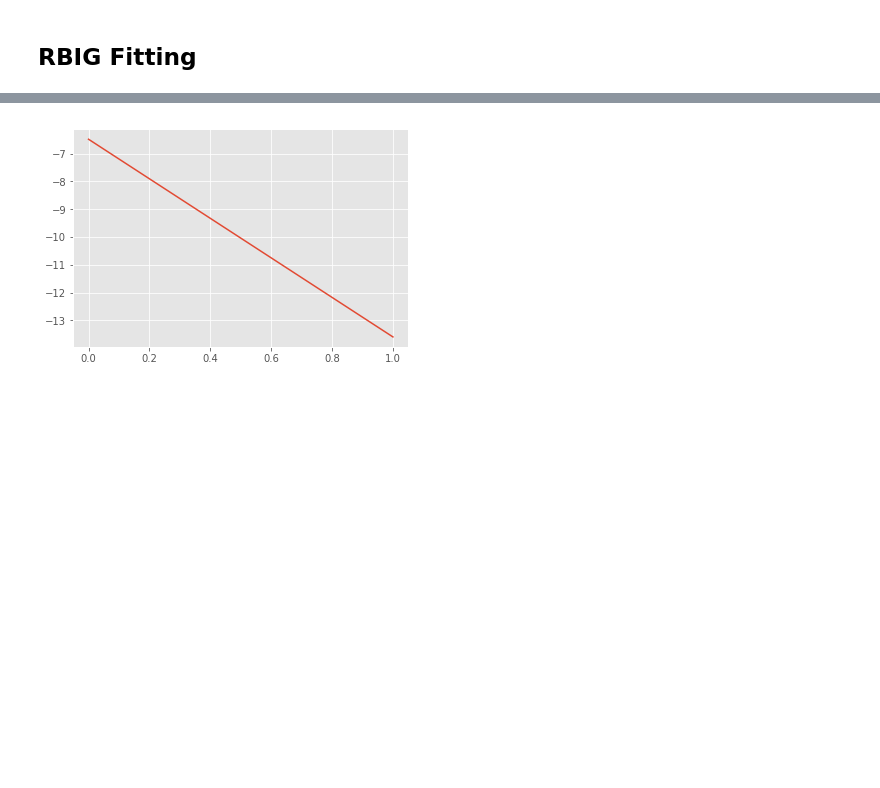
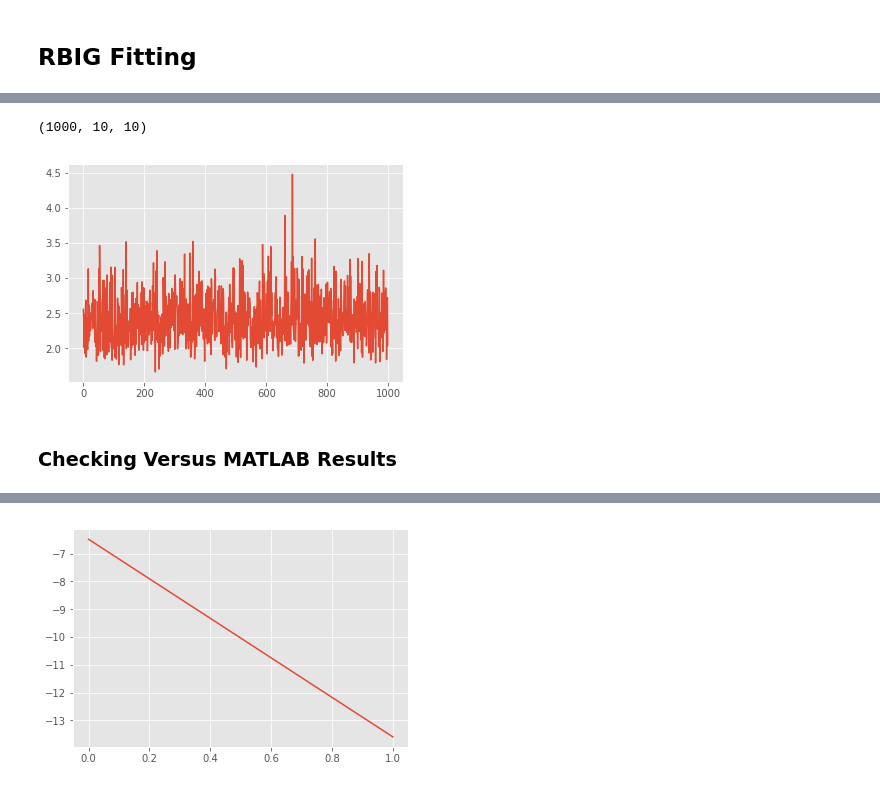
Before and after one commit to IPL-UV/rbig, a Jupyter notebook: notebooks/test.ipynb, the cells around one changed output, grey strips where cells are left out. Saved outputs shown, nothing was run; the diff lists cells and outputs as text; code cells hidden in the pictures; blank space fills up the shorter version.

Commit message:
Updated the test notebook.

```diff
--- a/notebooks/test.ipynb
+++ b/notebooks/test.ipynb
@@ -66,7 +59,9 @@ data_aux = np.dot(data_original, R)
 # %% [markdown]
 ## RBIG Fitting
 # %%
-n_layers = 1
+%%time
+
+n_layers = 5
 rotation_type = 'PCA'
 random_state = 123
 pdf_extension = 0.1
@@ -80,0 +79,23 @@ rbig_model.fit(data);
+# %%
+ndet = 1000
+
+jacobian = rbig_model.jacobian(data[:ndet, :])
+print(jacobian.shape)
+dd = np.zeros(ndet)
+
+for i in range(ndet):
+    aux = jacobian[i, ...].squeeze()
+    dd[i] = np.abs(np.linalg.det(aux))
+
+fig, ax = plt.subplots()
+ax.plot(np.log10(dd))
+plt.show()
+
+fig_loc = '/Users/eman/Desktop/'
+save_name = 'test_rbig_py.png'
+fig.savefig(fig_loc + save_name)
+# %% [output]
+(1000, 10, 10)
+[figure, added]
+# %% [markdown]
+### Checking Versus MATLAB Results
```
Also changed, not shown: parts of 11 cells of this notebook, 2 other files.
